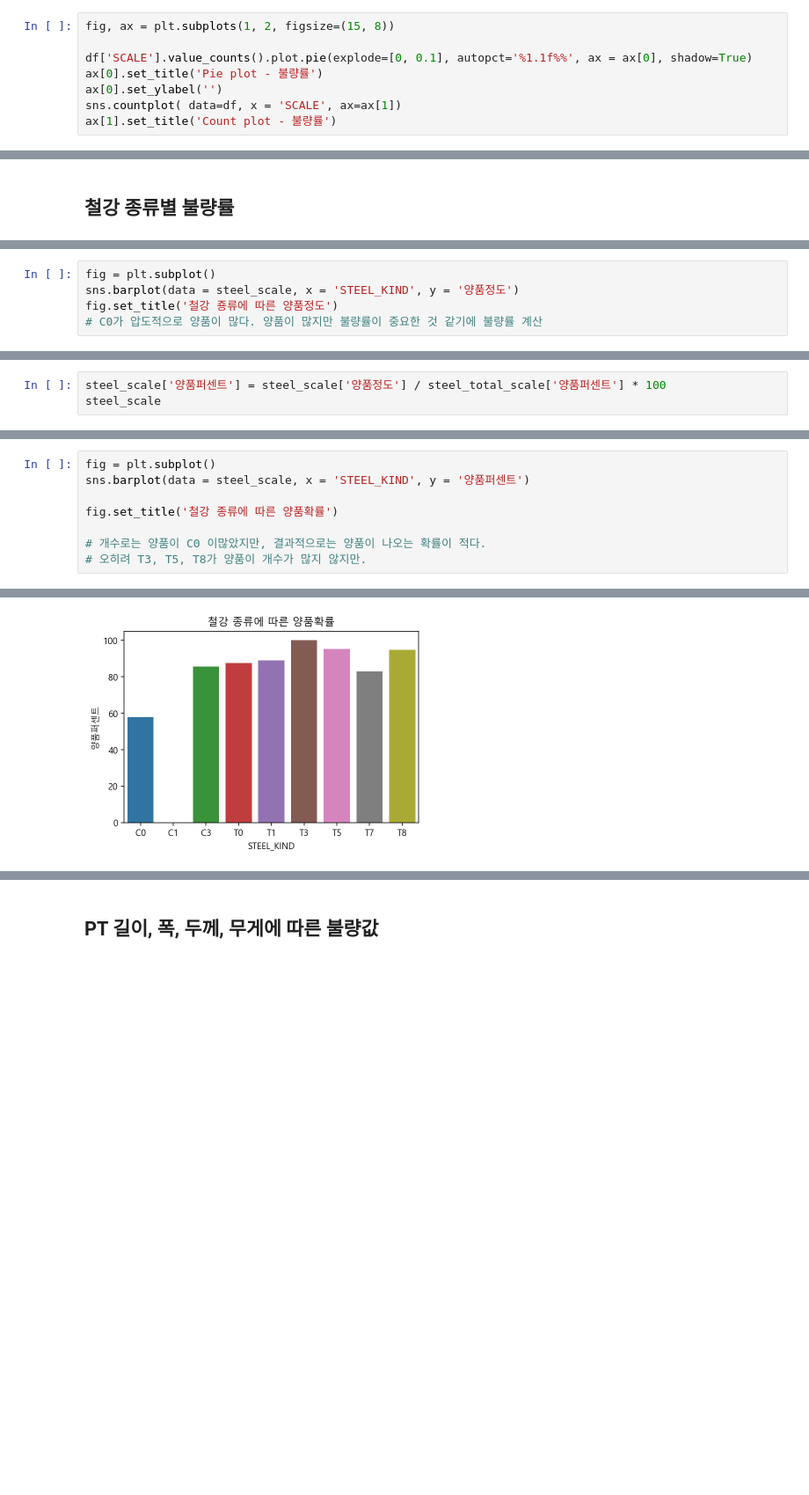
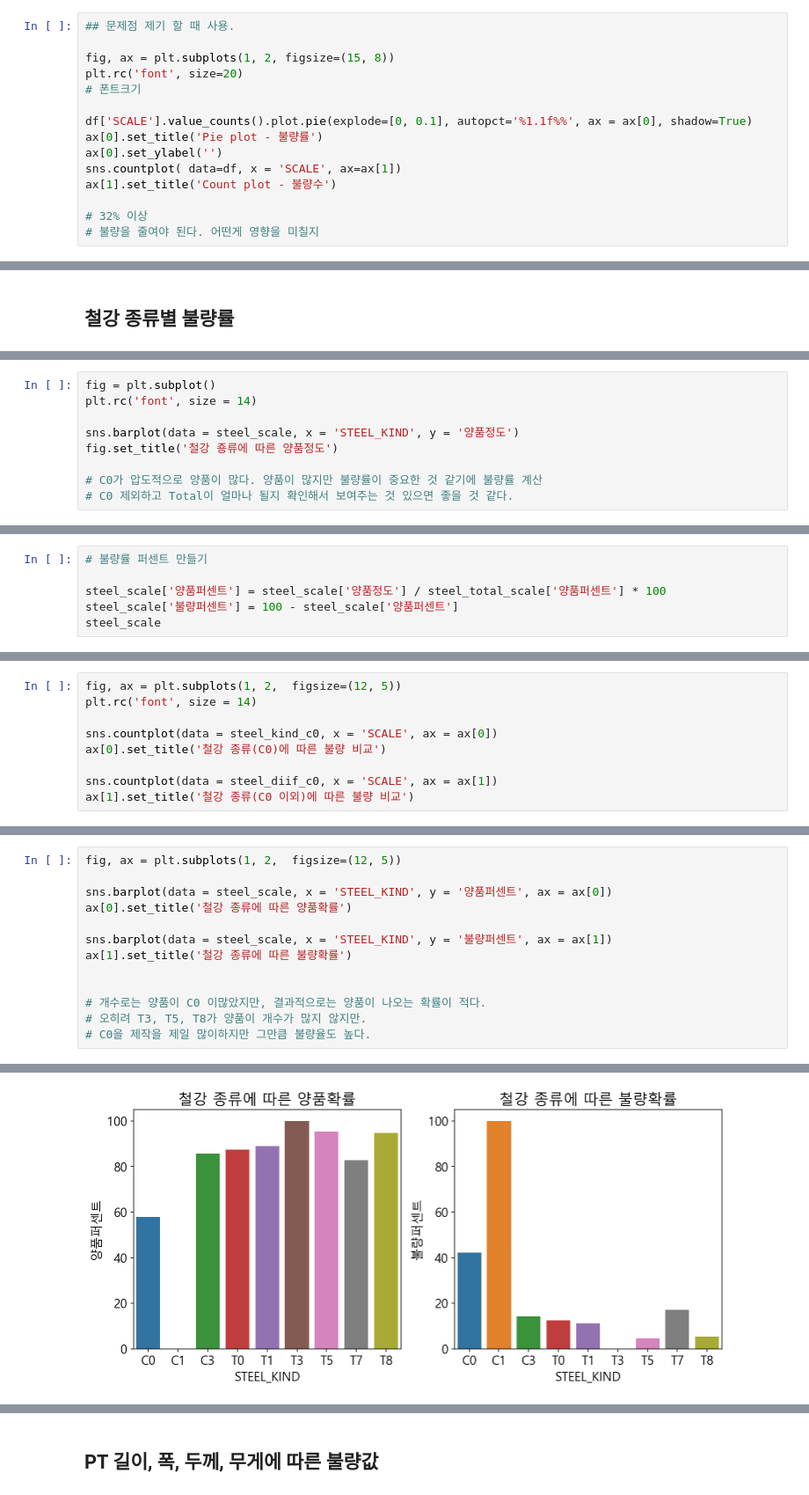
Before and after one commit to ManuSong/First-Project-8, a Jupyter notebook: 8조_프젝.ipynb, the cells around one changed output, grey strips where cells are left out. Shown at 88% size. Drawn from its saved outputs; the diff is of its cells as text; blank space fills up the shorter version.

Commit message:
total 정리

```diff
--- a/8조_프젝.ipynb
+++ b/8조_프젝.ipynb
@@ -53,11 +72,18 @@ df.head()
 - 0 : 불량
 - 1 : 양품
 # %%
+## 문제점 제기 할 때 사용.
+
 fig, ax = plt.subplots(1, 2, figsize=(15, 8))
+plt.rc('font', size=20)
+# 폰트크기
 
 df['SCALE'].value_counts().plot.pie(explode=[0, 0.1], autopct='%1.1f%%', ax = ax[0], shadow=True)
 ax[0].set_title('Pie plot - 불량률')
 ax[0].set_ylabel('')
 sns.countplot( data=df, x = 'SCALE', ax=ax[1])
-ax[1].set_title('Count plot - 불량률')
+ax[1].set_title('Count plot - 불량수')
+
+# 32% 이상
+# 불량을 줄여야 된다. 어떤게 영향을 미칠지
 # %% [output]
@@ -130,8 +187,12 @@ steel_total_scale
 | 8 | T8 | 95 |
 # %%
 fig = plt.subplot()
+plt.rc('font', size = 14)
+
 sns.barplot(data = steel_scale, x = 'STEEL_KIND', y = '양품정도')
 fig.set_title('철강 죵류에 따른 양품정도')
+
 # C0가 압도적으로 양품이 많다. 양품이 많지만 불량률이 중요한 것 같기에 불량률 계산
+# C0 제외하고 Total이 얼마나 될지 확인해서 보여주는 것 있으면 좋을 것 같다.
 # %% [output]
 Text(0.5, 1.0, '철강 죵류에 따른 양품정도')
@@ -139,4 +200,7 @@ Text(0.5, 1.0, '철강 죵류에 따른 양품정도')
 # %%
+# 불량률 퍼센트 만들기
+
 steel_scale['양품퍼센트'] = steel_scale['양품정도'] / steel_total_scale['양품퍼센트'] * 100
+steel_scale['불량퍼센트'] = 100 - steel_scale['양품퍼센트']
 steel_scale
 # %% [output]
@@ -152,0 +228,9 @@ steel_scale
+# %%
+fig, ax = plt.subplots(1, 2,  figsize=(12, 5))
+plt.rc('font', size = 14)
+
+sns.countplot(data = steel_kind_c0, x = 'SCALE', ax = ax[0])
+ax[0].set_title('철강 종류(C0)에 따른 불량 비교')
+
+sns.countplot(data = steel_diif_c0, x = 'SCALE', ax = ax[1])
+ax[1].set_title('철강 종류(C0 이외)에 따른 불량 비교')
@@ -153,9 +240,14 @@ steel_scale
 # %%
-fig = plt.subplot()
-sns.barplot(data = steel_scale, x = 'STEEL_KIND', y = '양품퍼센트')
+fig, ax = plt.subplots(1, 2,  figsize=(12, 5))
 
-fig.set_title('철강 종류에 따른 양품확률')
+sns.barplot(data = steel_scale, x = 'STEEL_KIND', y = '양품퍼센트', ax = ax[0])
+ax[0].set_title('철강 종류에 따른 양품확률')
+
+sns.barplot(data = steel_scale, x = 'STEEL_KIND', y = '불량퍼센트', ax = ax[1])
+ax[1].set_title('철강 종류에 따른 불량확률')
+
 
 # 개수로는 양품이 C0 이많았지만, 결과적으로는 양품이 나오는 확률이 적다.
 # 오히려 T3, T5, T8가 양품이 개수가 많지 않지만.
+# C0을 제작을 제일 많이하지만 그만큼 불량율도 높다.
 # %% [output]
@@ -163 +255 @@ Text(0.5, 1.0, '철강 종류에 따른 양품확률')
-[figure, old version]
+[figure, new version]
```
Also changed, not shown: parts of 58 cells of this notebook, 1 other file.
